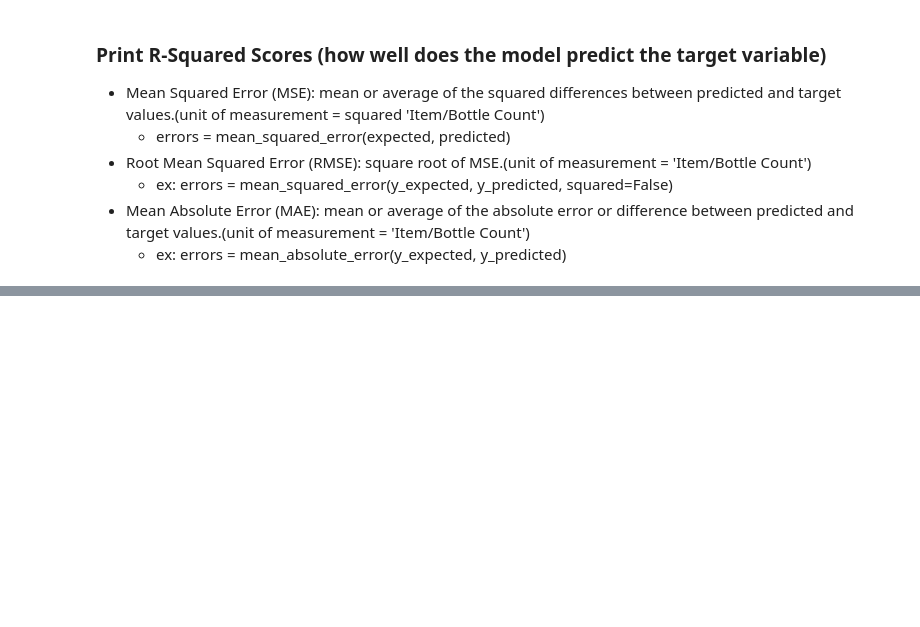
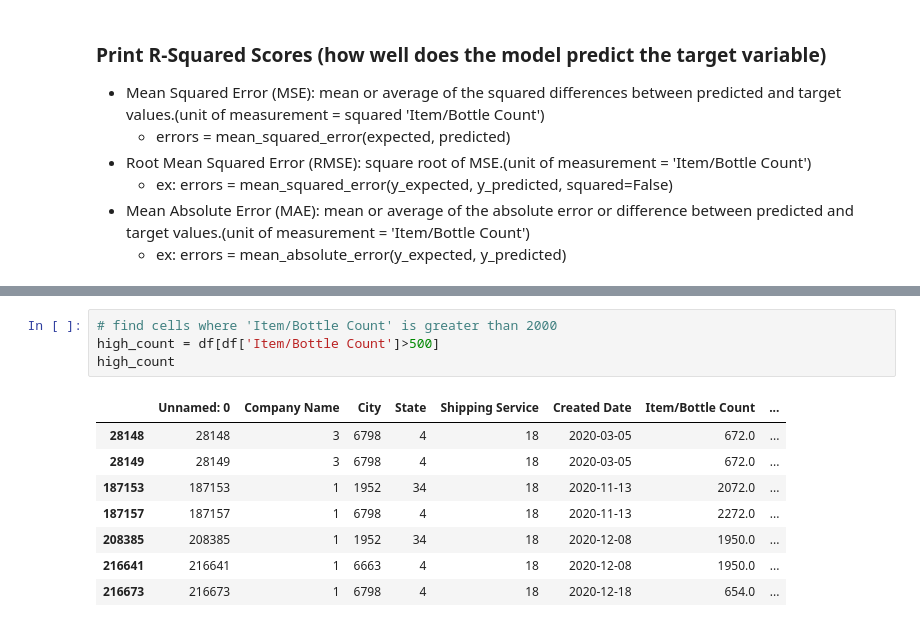
Before and after one commit to Sgant1/Winedemic, a Jupyter notebook: EW_MachineLearning_Outline/RandomForestRegressor.ipynb, the cells around one changed output, grey strips where cells are left out. Cells and saved outputs as stored; diff of their text form; blank space fills up the shorter version.

```diff
--- a/EW_MachineLearning_Outline/RandomForestRegressor.ipynb
+++ b/EW_MachineLearning_Outline/RandomForestRegressor.ipynb
@@ -299,0 +312,13 @@ MAE:  1.7111731010405724
+# %%
+# find cells where 'Item/Bottle Count' is greater than 2000
+high_count = df[df['Item/Bottle Count']>500]
+high_count
+# %% [output]
+|  | Unnamed: 0 | Company Name | City | State | Shipping Service | Created Date | Item/Bottle Count | ... |
+| 28148 | 28148 | 3 | 6798 | 4 | 18 | 2020-03-05 | 672.0 | ... |
+| 28149 | 28149 | 3 | 6798 | 4 | 18 | 2020-03-05 | 672.0 | ... |
+| 187153 | 187153 | 1 | 1952 | 34 | 18 | 2020-11-13 | 2072.0 | ... |
+| 187157 | 187157 | 1 | 6798 | 4 | 18 | 2020-11-13 | 2272.0 | ... |
+| 208385 | 208385 | 1 | 1952 | 34 | 18 | 2020-12-08 | 1950.0 | ... |
+| 216641 | 216641 | 1 | 6663 | 4 | 18 | 2020-12-08 | 1950.0 | ... |
+| 216673 | 216673 | 1 | 6798 | 4 | 18 | 2020-12-18 | 654.0 | ... |
```
Also changed, not shown: parts of 3 cells of this notebook.
